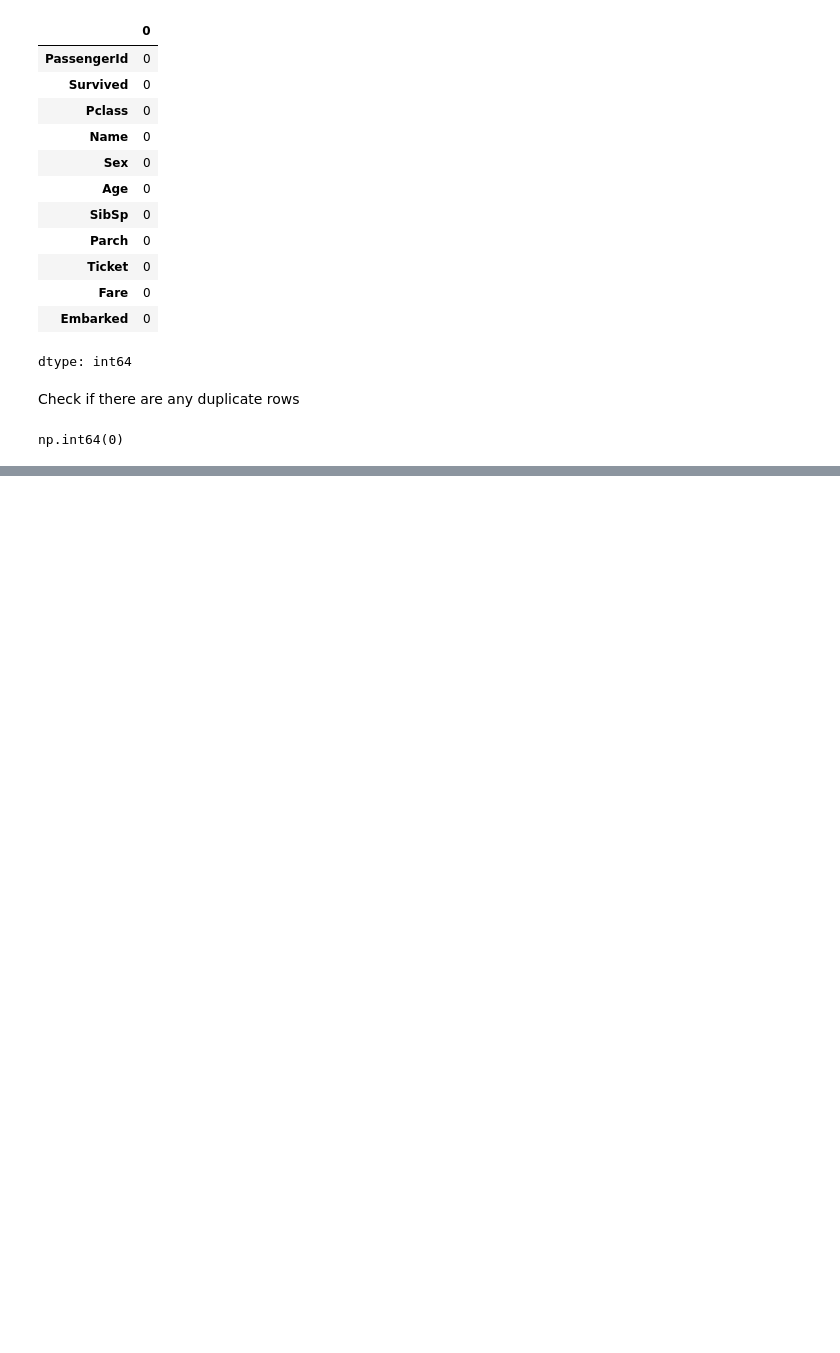
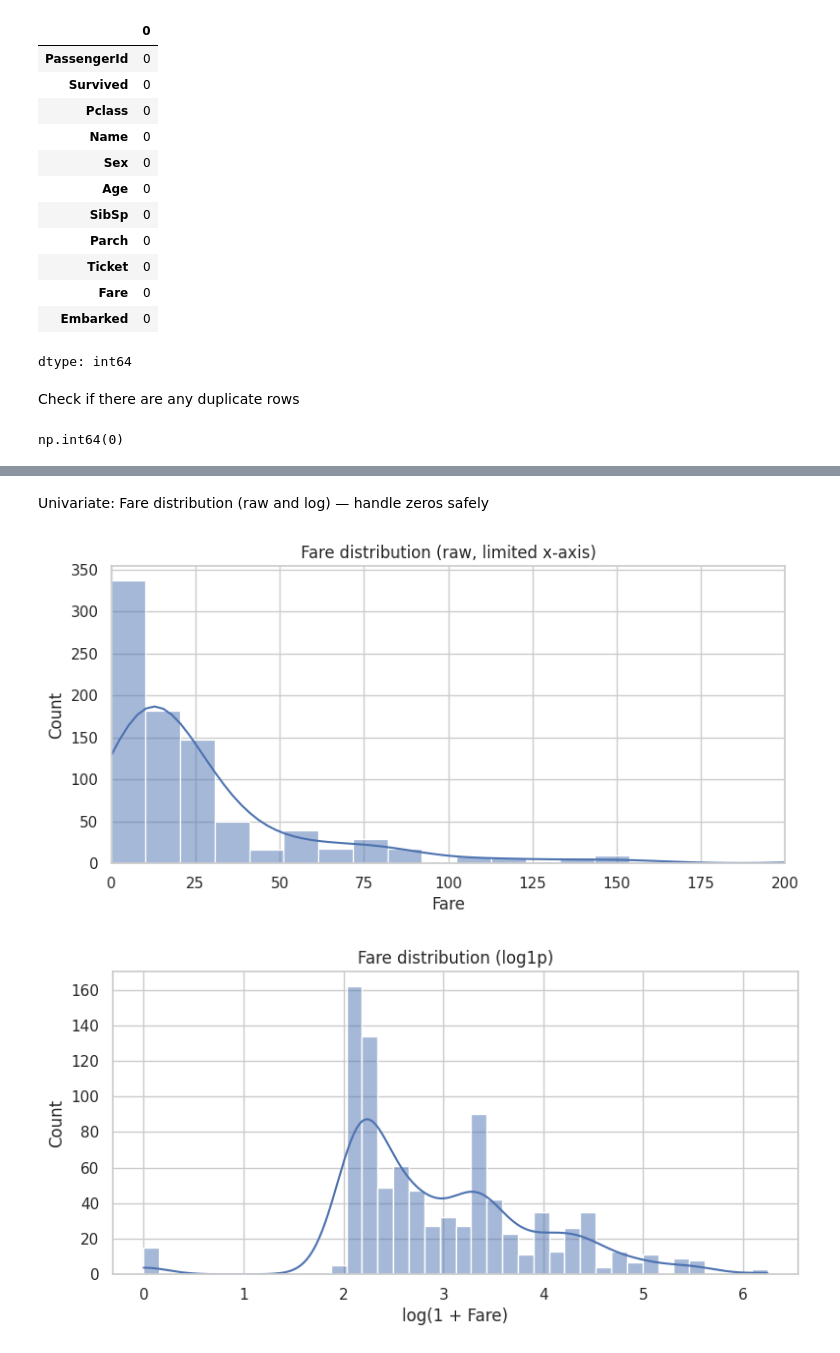
Before and after one commit to Smarikatripathi/Data-Science, a Jupyter notebook: DataScience.ipynb, the cells around one changed output, grey strips where cells are left out. Saved outputs shown, nothing was run; the diff lists cells and outputs as text; code cells hidden in the pictures; blank space fills up the shorter version.

```diff
--- a/DataScience.ipynb
+++ b/DataScience.ipynb
@@ -130,0 +166,20 @@ np.int64(0)
+# %% [markdown]
+Univariate: Fare distribution (raw and log) — handle zeros safely
+# %%
+#Fare distribution (raw)
+plt.figure(figsize=(9,4))
+sns.histplot(df['Fare'].dropna(), bins=50, kde=True)
+plt.xlim(0, 200)   # focus on main mass; remove this if you want full tail
+plt.title('Fare distribution (raw, limited x-axis)')
+plt.xlabel('Fare')
+plt.show()
+
+#Fare distribution (log-transformed)
+plt.figure(figsize=(9,4))
+sns.histplot(np.log1p(df['Fare'].fillna(0)), bins=40, kde=True)
+plt.title('Fare distribution (log1p)')
+plt.xlabel('log(1 + Fare)')
+plt.show()
+# %% [output]
+[figure, added]
+[figure, added]
```
Also changed, not shown: parts of 14 cells of this notebook.
